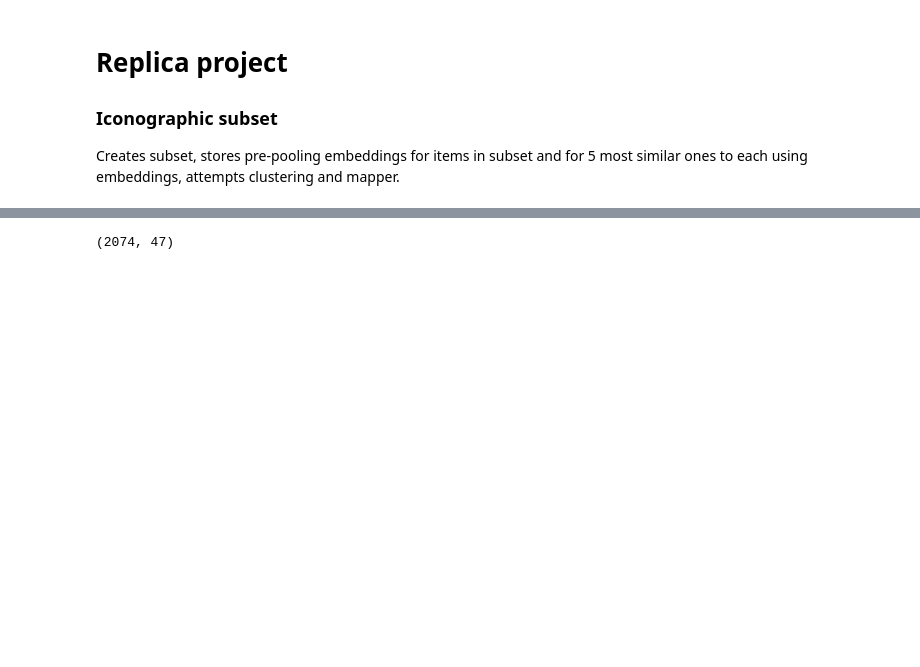
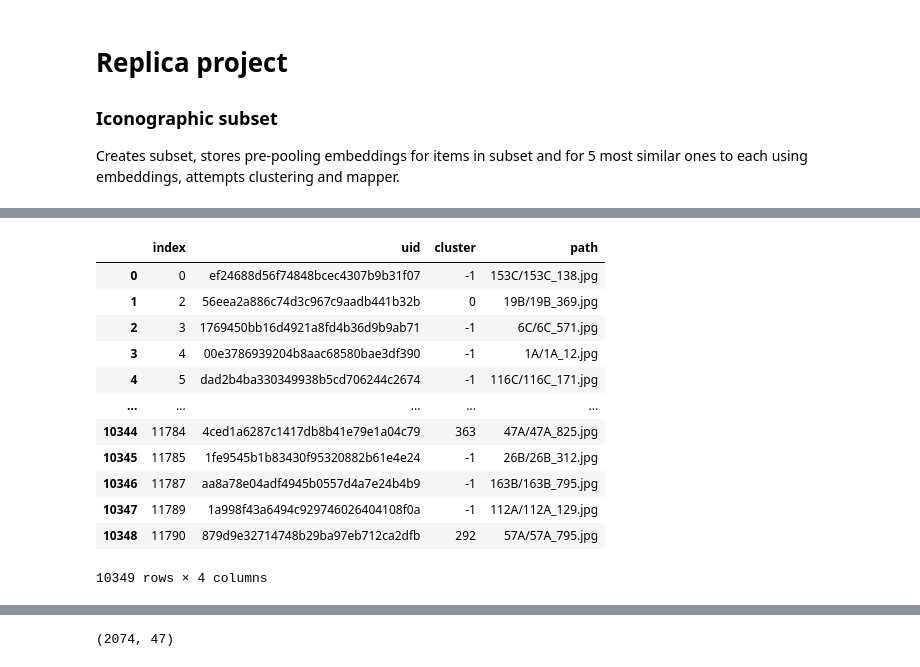
Before and after one commit to ludovicaschaerf/Cini_TDA, a Jupyter notebook: notebooks/Iconography.ipynb, the cells around one changed output, grey strips where cells are left out. Saved outputs shown, nothing was run; the diff lists cells and outputs as text; code cells hidden in the pictures; blank space fills up the shorter version.

```diff
--- a/notebooks/Iconography.ipynb
+++ b/notebooks/Iconography.ipynb
@@ -42,3 +66,22 @@ wga_dir = '../data/'
+# %%
+with open(data_dir + 'clusters_0.5_01-05-2022_19.pkl', 'rb') as infile:
+    clusters_2 = pickle.load(infile)
+# %%
+clusters_2
+# %% [output]
+|  | index | uid | cluster | path |
+| 0 | 0 | ef24688d56f74848bcec4307b9b31f07 | -1 | 153C/153C_138.jpg |
+| 1 | 2 | 56eea2a886c74d3c967c9aadb441b32b | 0 | 19B/19B_369.jpg |
+| 2 | 3 | 1769450bb16d4921a8fd4b36d9b9ab71 | -1 | 6C/6C_571.jpg |
+| 3 | 4 | 00e3786939204b8aac68580bae3df390 | -1 | 1A/1A_12.jpg |
+| 4 | 5 | dad2b4ba330349938b5cd706244c2674 | -1 | 116C/116C_171.jpg |
+| ... | ... | ... | ... | ... |
+| 10344 | 11784 | 4ced1a6287c1417db8b41e79e1a04c79 | 363 | 47A/47A_825.jpg |
+| 10345 | 11785 | 1fe9545b1b83430f95320882b61e4e24 | -1 | 26B/26B_312.jpg |
+| 10346 | 11787 | aa8a78e04adf4945b0557d4a7e24b4b9 | -1 | 163B/163B_795.jpg |
+| 10347 | 11789 | 1a998f43a6494c929746026404108f0a | -1 | 112A/112A_129.jpg |
+| 10348 | 11790 | 879d9e32714748b29ba97eb712ca2dfb | 292 | 57A/57A_795.jpg |
+10349 rows × 4 columns
 # %%
 #metadata = pd.read_csv(path + 'Cini_20210811.csv', sep=';')
 #metadata['path'] = metadata['Drawer'].astype(str) + '/' + metadata['Drawer'].astype(str) + '_' + metadata['ImageNumber'].astype(str) + '.jpg'
```
Also changed, not shown: parts of 2 cells of this notebook, 13 other files.
